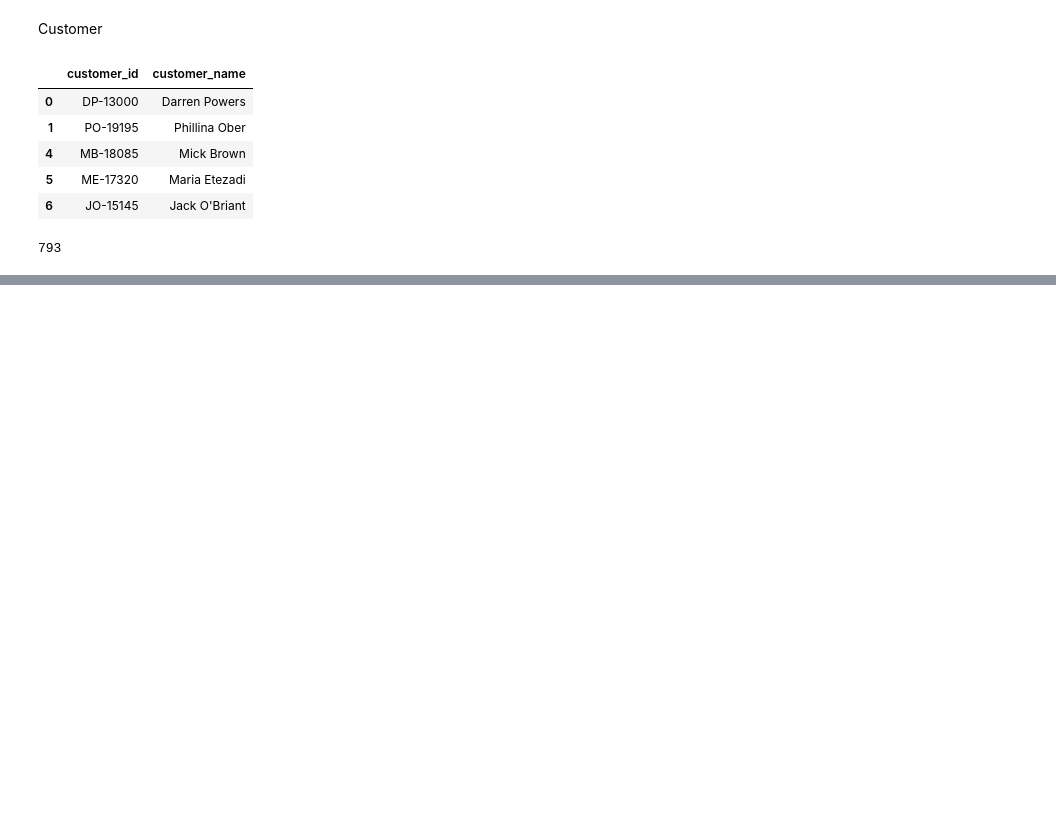
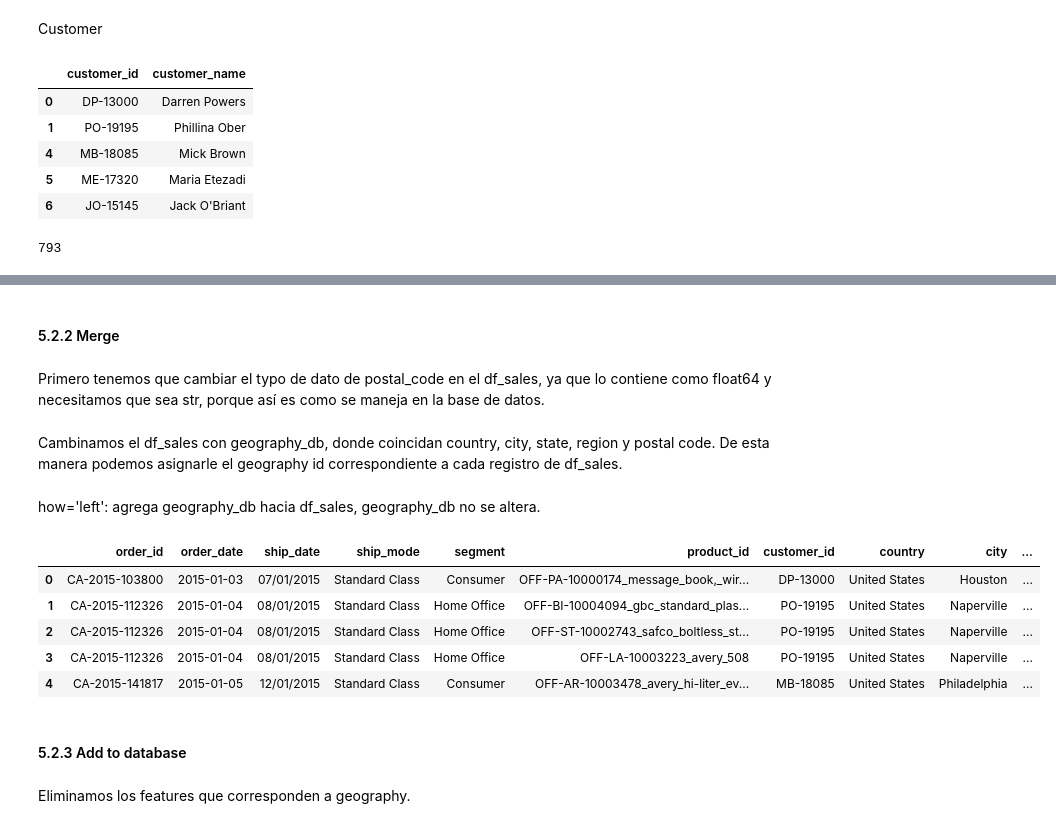
Before and after one commit to charligram/1_analisis_ventas, a Jupyter notebook: notebooks/04_data_to_sql.ipynb, the cells around one changed output, grey strips where cells are left out. Cells and saved outputs as stored; diff of their text form; code cells hidden in the pictures; blank space fills up the shorter version.

```diff
--- a/notebooks/04_data_to_sql.ipynb
+++ b/notebooks/04_data_to_sql.ipynb
@@ -281,0 +299,7 @@ df_customers.to_sql(
+# %%
+geography_db = pd.read_sql(
+    """
+    SELECT * FROM geography
+    """,
+    engine
+)
@@ -281,0 +315,29 @@ df_customers.to_sql(
+# %% [markdown]
+#### 5.2.2 Merge
+# %% [markdown]
+Primero tenemos que cambiar el typo de dato de postal_code en el df_sales, ya que lo contiene como float64 y necesitamos que sea str, porque así es como se maneja en la base de datos.
+# %%
+df_sales['postal_code'] = df_sales['postal_code'].astype(str)
+# %% [markdown]
+Cambinamos el df_sales con geography_db, donde coincidan country, city, state, region y postal code. De esta manera podemos asignarle el geography id correspondiente a cada registro de df_sales.
+# %% [markdown]
+how='left': agrega geography_db hacia df_sales, geography_db no se altera.
+# %%
+df_sales = df_sales.merge(
+    geography_db,
+    on=['country', 'city', 'state', 'region', 'postal_code'],
+    how='left'
+)
+# %%
+df_sales.head()
+# %% [output]
+|  | order_id | order_date | ship_date | ship_mode | segment | product_id | customer_id | country | city | ... |
+| 0 | CA-2015-103800 | 2015-01-03 | 07/01/2015 | Standard Class | Consumer | OFF-PA-10000174_message_book,_wir... | DP-13000 | United States | Houston | ... |
+| 1 | CA-2015-112326 | 2015-01-04 | 08/01/2015 | Standard Class | Home Office | OFF-BI-10004094_gbc_standard_plas... | PO-19195 | United States | Naperville | ... |
+| 2 | CA-2015-112326 | 2015-01-04 | 08/01/2015 | Standard Class | Home Office | OFF-ST-10002743_safco_boltless_st... | PO-19195 | United States | Naperville | ... |
+| 3 | CA-2015-112326 | 2015-01-04 | 08/01/2015 | Standard Class | Home Office | OFF-LA-10003223_avery_508 | PO-19195 | United States | Naperville | ... |
+| 4 | CA-2015-141817 | 2015-01-05 | 12/01/2015 | Standard Class | Consumer | OFF-AR-10003478_avery_hi-liter_ev... | MB-18085 | United States | Philadelphia | ... |
+# %% [markdown]
+#### 5.2.3 Add to database
+# %% [markdown]
+Eliminamos los features que corresponden a geography.
```
Also changed, not shown: parts of 16 cells of this notebook.
